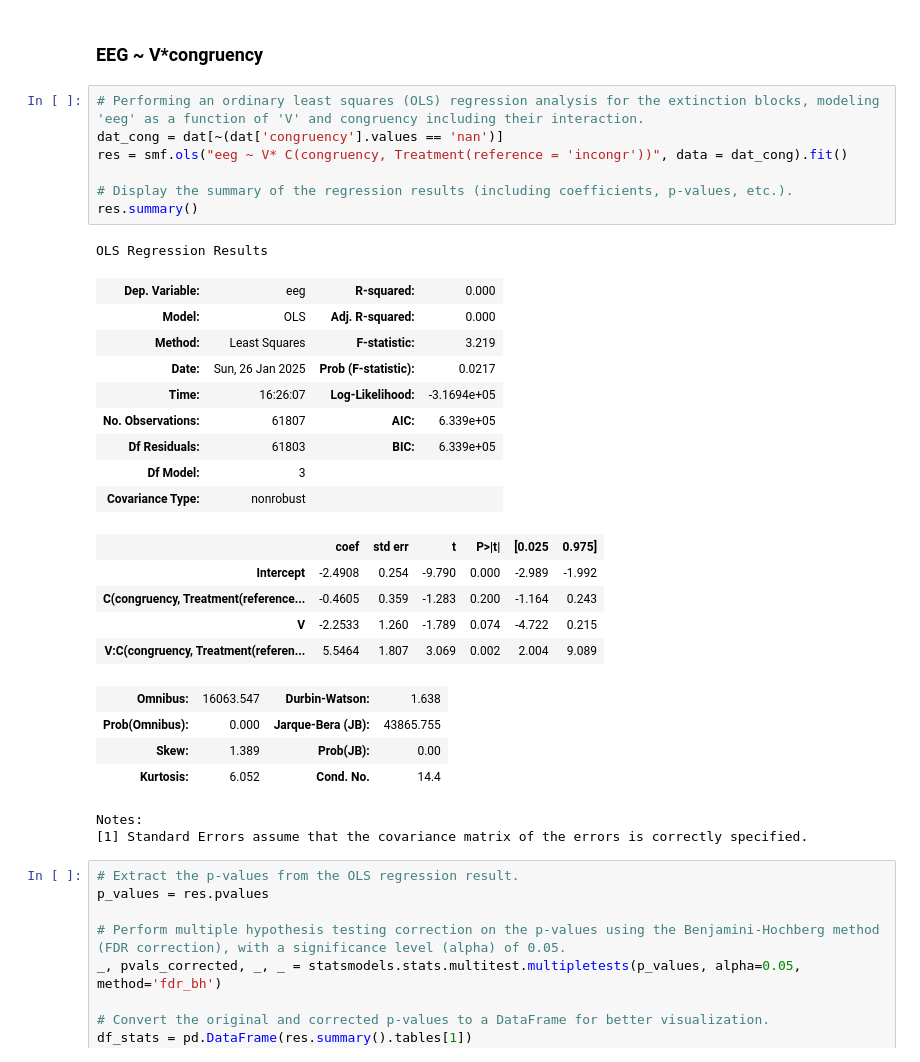
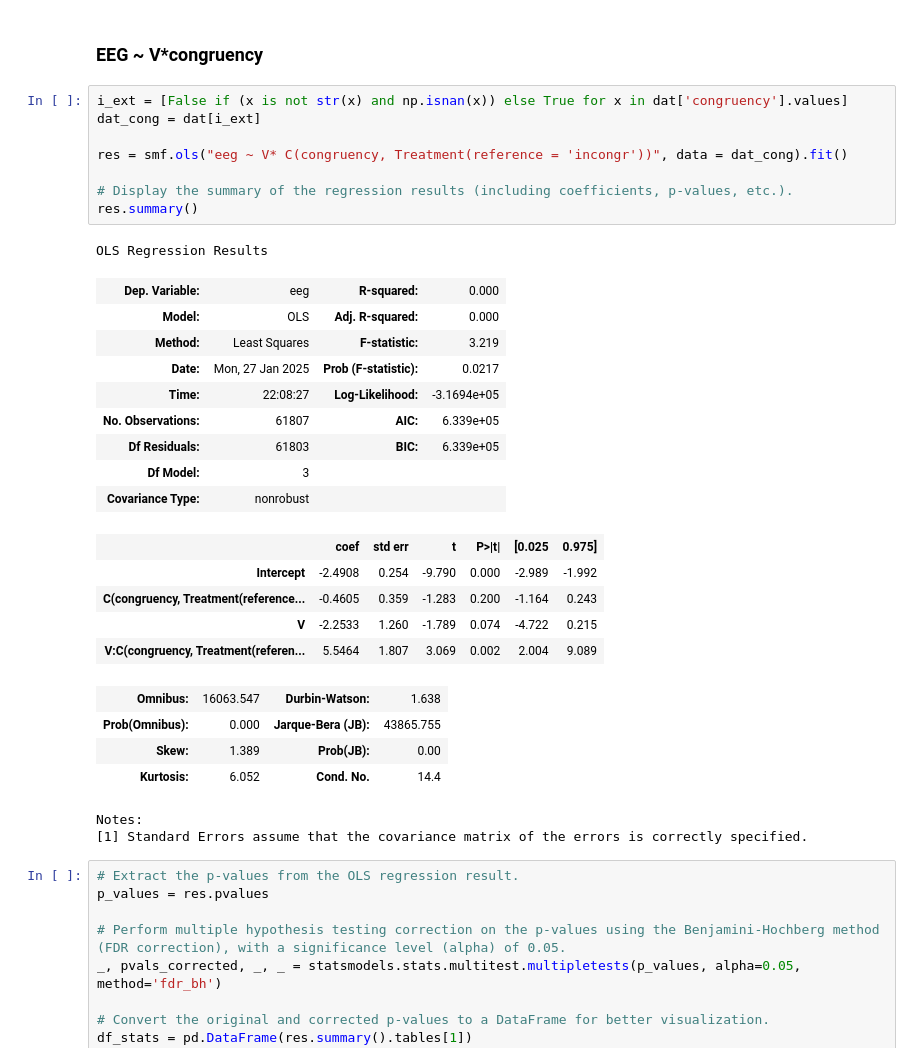
Before and after one commit to dhewitt16/PainAnticipationVRStudy, a Jupyter notebook: Modelling/code/Regression_EEG.ipynb, the cells around one changed output. Saved outputs shown, nothing was run; the diff lists cells and outputs as text.

```diff
--- a/Modelling/code/Regression_EEG.ipynb
+++ b/Modelling/code/Regression_EEG.ipynb
@@ -571,19 +571,20 @@ https://gist.github.com/mwaskom/de44147ed2974457ad6372750bbe5751
 # %% [markdown]
 ### EEG ~ V*congruency
 # %%
-# Performing an ordinary least squares (OLS) regression analysis for the extinction blocks, modeling 'eeg' as a function of 'V' and congruency including their interaction.
-dat_cong = dat[~(dat['congruency'].values == 'nan')]
+i_ext = [False if (x is not str(x) and np.isnan(x)) else True for x in dat['congruency'].values]
+dat_cong = dat[i_ext]
+
 res = smf.ols("eeg ~ V* C(congruency, Treatment(reference = 'incongr'))", data = dat_cong).fit()
 
 # Display the summary of the regression results (including coefficients, p-values, etc.).
 res.summary()
 # %% [output]
 OLS Regression Results
 | Dep. Variable: | eeg | R-squared: | 0.000 |
 | Model: | OLS | Adj. R-squared: | 0.000 |
 | Method: | Least Squares | F-statistic: | 3.219 |
-| Date: | Sun, 26 Jan 2025 | Prob (F-statistic): | 0.0217 |
-| Time: | 16:26:07 | Log-Likelihood: | -3.1694e+05 |
+| Date: | Mon, 27 Jan 2025 | Prob (F-statistic): | 0.0217 |
+| Time: | 22:08:27 | Log-Likelihood: | -3.1694e+05 |
 | No. Observations: | 61807 | AIC: | 6.339e+05 |
 | Df Residuals: | 61803 | BIC: | 6.339e+05 |
 | Df Model: | 3 |  |  |
```
Also changed, not shown: parts of 5 cells of this notebook, 1 other file.
